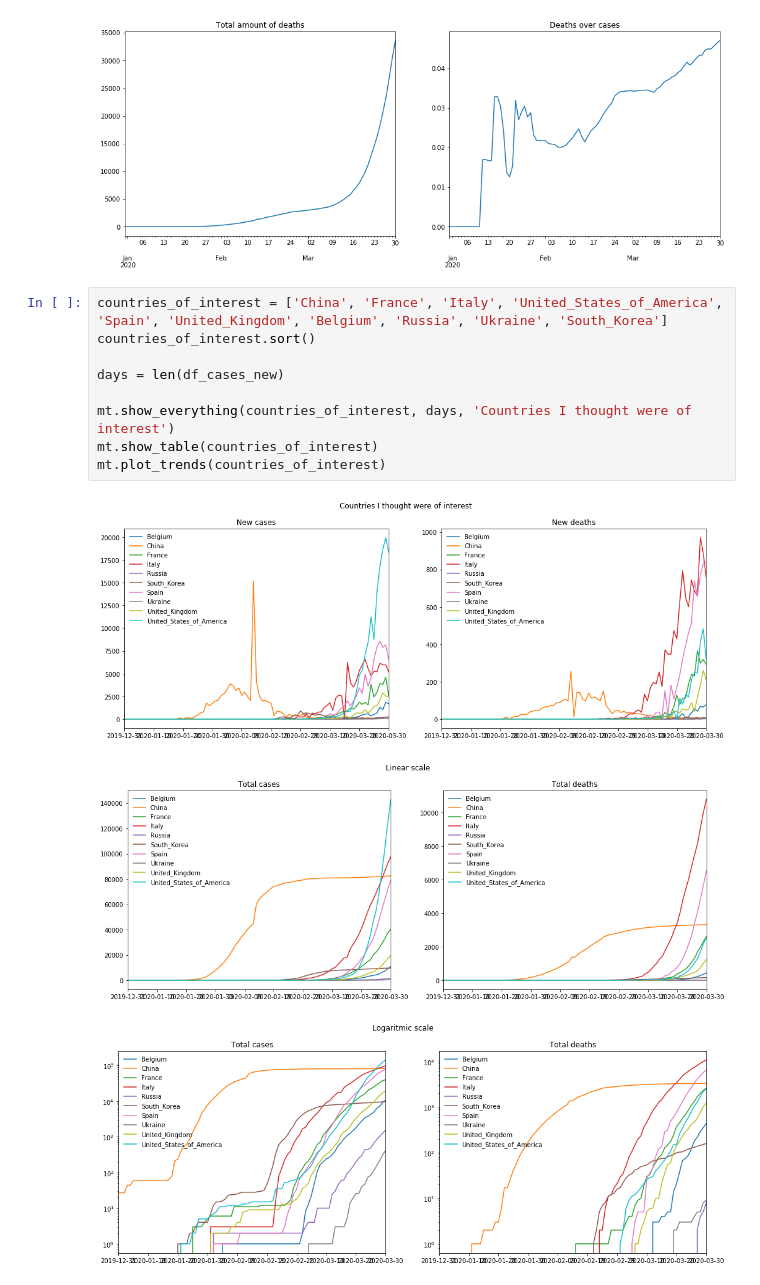
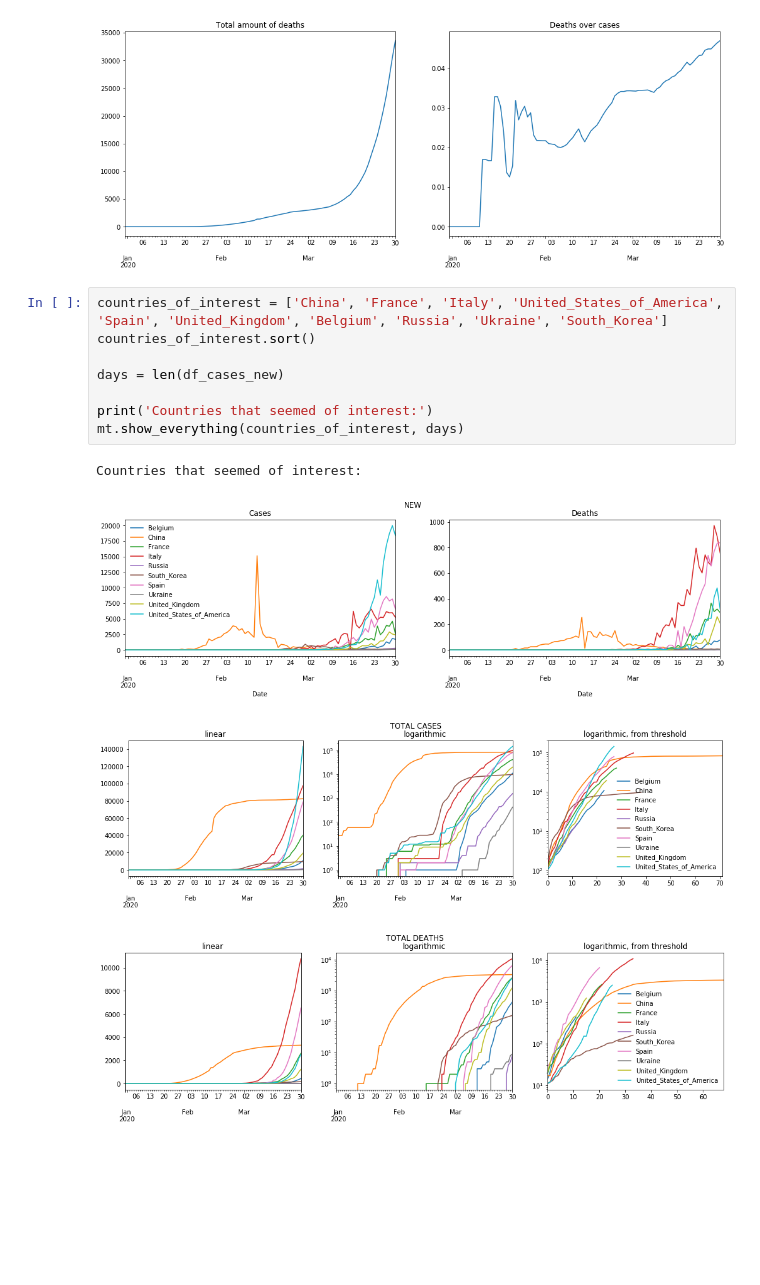
Before and after one commit to simon-verheyen/Portfolio, a Jupyter notebook: COVID-data/Visualization-Attempts.ipynb, the cells around one changed output. Cells and saved outputs as stored; diff of their text form; blank space fills up the shorter version.

Commit message:
clean up visualization sheet

```diff
--- a/COVID-data/Visualization-Attempts.ipynb
+++ b/COVID-data/Visualization-Attempts.ipynb
@@ -49,13 +49,13 @@ mt.plot_side_by_side(global_deaths_total, global_deaths_relative, leg=False)
 # %%
 countries_of_interest = ['China', 'France', 'Italy', 'United_States_of_America', 'Spain', 'United_Kingdom', 'Belgium', 'Russia', 'Ukraine', 'South_Korea']
 countries_of_interest.sort()
 
 days = len(df_cases_new)
 
-mt.show_everything(countries_of_interest, days, 'Countries I thought were of interest')
-mt.show_table(countries_of_interest)
-mt.plot_trends(countries_of_interest)
+print('Countries that seemed of interest:')
+mt.show_everything(countries_of_interest, days)
 # %% [output]
+Countries that seemed of interest:
-[figure, old version]
+[figure, new version]
-[figure, old version]
+[figure, new version]
-[figure, old version]
+[figure, new version]
```
Also changed, not shown: parts of 2 cells of this notebook, 5 other files.
